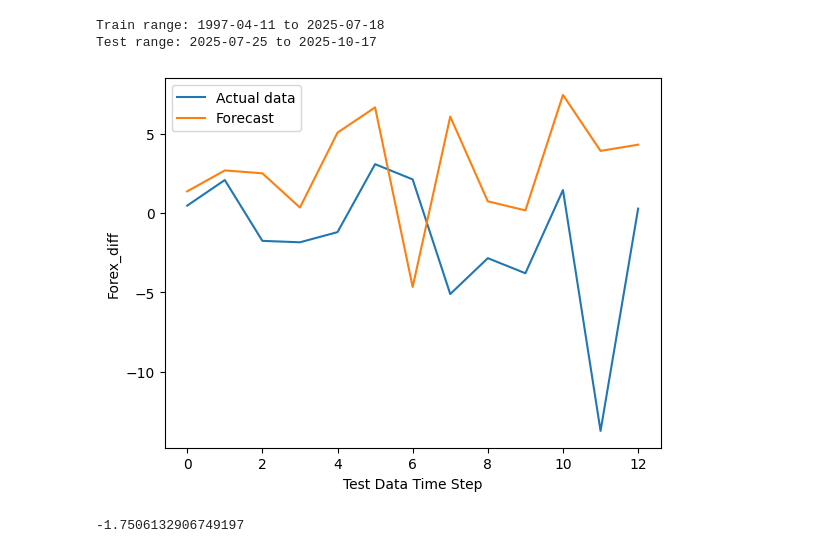
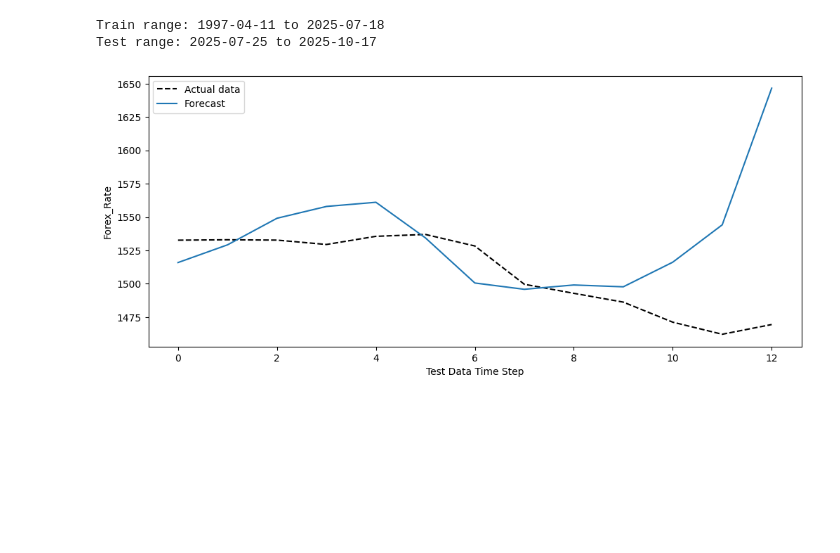
Before and after one commit to Samuel-Ozechi/NGForexCast, a Jupyter notebook: notebooks/modelling/SARIMAX.ipynb, the cells around one changed output. Cells and saved outputs as stored; diff of their text form; code cells hidden in the pictures; blank space fills up the shorter version.

```diff
--- a/notebooks/modelling/SARIMAX.ipynb
+++ b/notebooks/modelling/SARIMAX.ipynb
@@ -36,7 +36,7 @@ warnings.filterwarnings("ignore")
 random.seed(12345)
 # %%
 # load features
-df_feat = pd.read_csv('../..data/03_features/ngn_us_exchange_rates_features.csv')
+df_feat = pd.read_csv('../../data/03_features/ngn_us_exchange_rates_features.csv')
 
 # Display the feature engineered data
 df_feat.head()
@@ -69,22 +69,24 @@ Test range: 2025-07-25 to 2025-10-17
 # %%
 # Fit SARIMAX model
 mod = SARIMAX(
-    endog=train['diff'],
-    exog=train.drop("diff", axis=1),
-    order=(2,0,2),
-    seasonal_order=(2,0,1,52),
+    endog=train['Rate'],
+    exog=train.drop("Rate", axis=1),
+    order=(2,1,2),
+    seasonal_order=(2,1,1,52),
 )
 # %%
 # Test the model and plot results
 res = mod.fit(disp=False)
-fcst = res.forecast(steps=len(test), exog = test.drop("diff", axis=1))
-plt.plot(list(test["diff"]))
-plt.plot(list(fcst))
-plt.legend(['Actual data', 'Forecast'])
-plt.ylabel('Forex_diff')
-plt.xlabel('Test Data Time Step')
-plt.show()
-r2_score(test["diff"], fcst)
+fcst = res.forecast(steps=len(test), exog = test.drop("Rate", axis=1))
-# %% [output]
-[figure, removed]
--1.7506132906749197
+# %%
+plt.figure(figsize=(12,5))
+sarimax_mape = np.mean(np.abs(fcst - test["Rate"])/np.abs(test["Rate"])) * 100
+plt.plot(list(test["Rate"]), color="black", linestyle="--")
+plt.plot(list(fcst))
+plt.legend(['Actual data', 'Forecast'])
+plt.ylabel('Forex_Rate')
+plt.xlabel('Test Data Time Step')
+plt.text(0, min(fcst), f"SARIMAX MAPE: {sarimax_mape:.2f}%", fontsize=12, color="black")
+plt.show()
+# %% [output]
+[figure, added]
```
Also changed, not shown: 2 other files.
